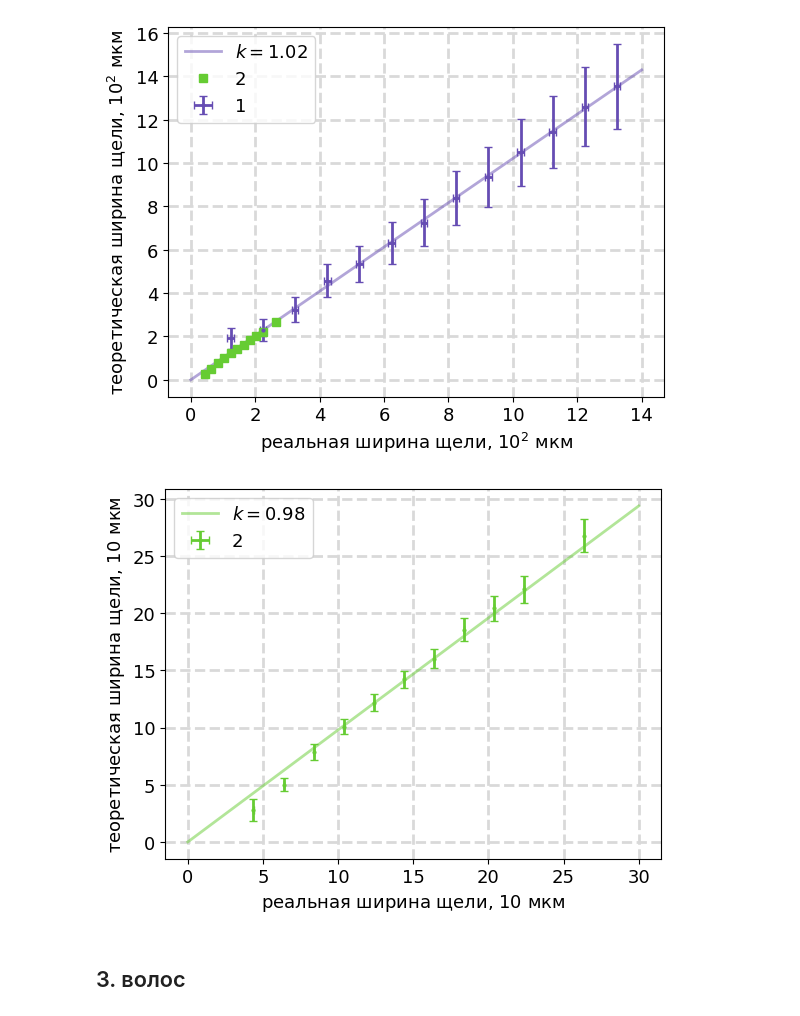
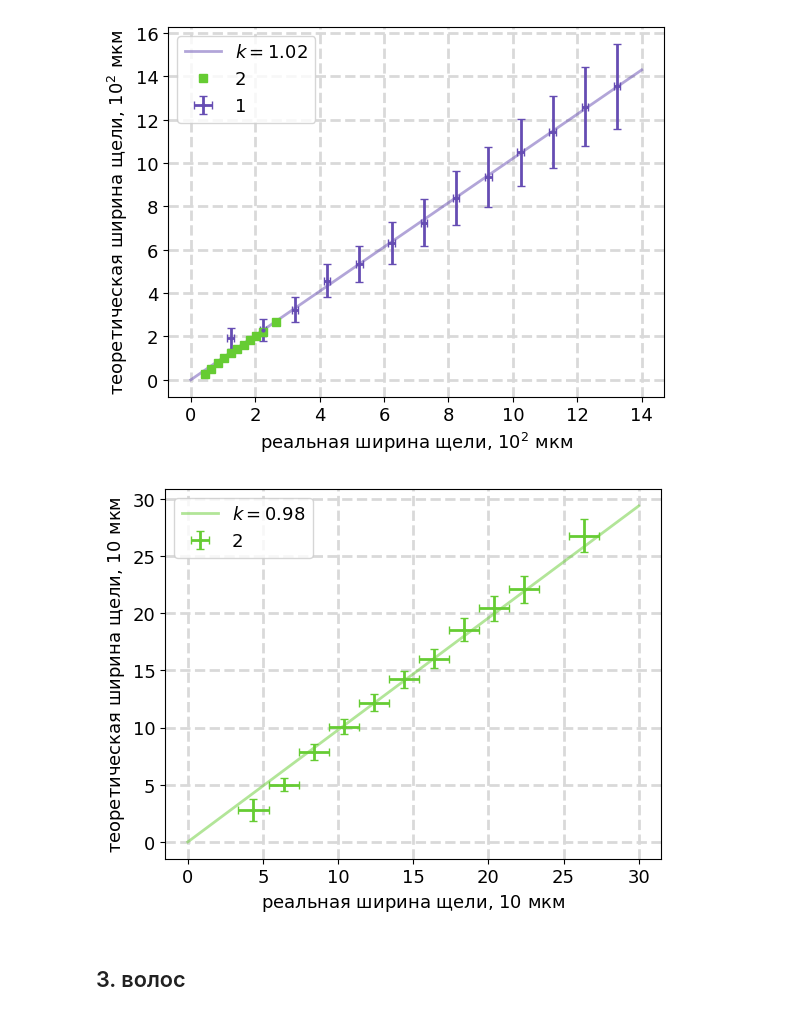
Before and after one commit to nina-zhuchkova/labs_4sem, a Jupyter notebook: 4.3.4 фурье-оптика/process.ipynb, the cells around one changed output. Cells and saved outputs as stored; diff of their text form; code cells hidden in the pictures.

```diff
--- a/4.3.4 фурье-оптика/process.ipynb
+++ b/4.3.4 фурье-оптика/process.ipynb
@@ -218,35 +217,35 @@ plt.grid(c = (0.85, 0.85, 0.85), ls = '--', lw = 2)
 
 D_th = np.linspace(0, 30)
 #plt.plot(D_want, D_want, '--',
 #         color = (0.85, 0.85, 0.85))
 def linear0(x, k):
     return k*x
 popt, pcov = opt.curve_fit(linear0,
                              dataA2_final["D, mkm*10"],
                              dataA2_final["Ds, mkm*10"],
                              sigma = dataA2_final["delta_Ds, mkm*10"],
                              absolute_sigma = True)
 k = popt[0]
 delta_k = pcov[0][0]
 
 plt.plot(D_th, k*D_th,
          color = light_green, alpha = 0.5,
          label = r"$k = $" + f"{k:.2f}")
 
 plt.errorbar(dataA2_final["D, mkm*10"], dataA2_final["Ds, mkm*10"],
-             xerr = delta_D / 10, yerr = dataA2_final["delta_Ds, mkm*10"],
+             xerr = delta_x, yerr = dataA2_final["delta_Ds, mkm*10"],
              fmt = 'o',
              capsize=3,
              markersize = 2,
              label = '2',
              color = light_green)
 #plt.title('Расчет ширины щели по:\n (1) ее увеличенному изображению на экране')
 plt.xlabel('реальная ширина щели, ' + r'$10$ мкм')
 plt.ylabel('теоретическая ширина щели, ' + r'$10$ мкм')
 plt.legend()
 plt.savefig('pics/A2_plot.png', dpi=300)
 # %% [output]
-[figure, old version]
+[figure, new version]
 # %% [markdown]
 ## 3. волос
 # %%
```
Also changed, not shown: parts of 8 cells of this notebook, 19 other files.
